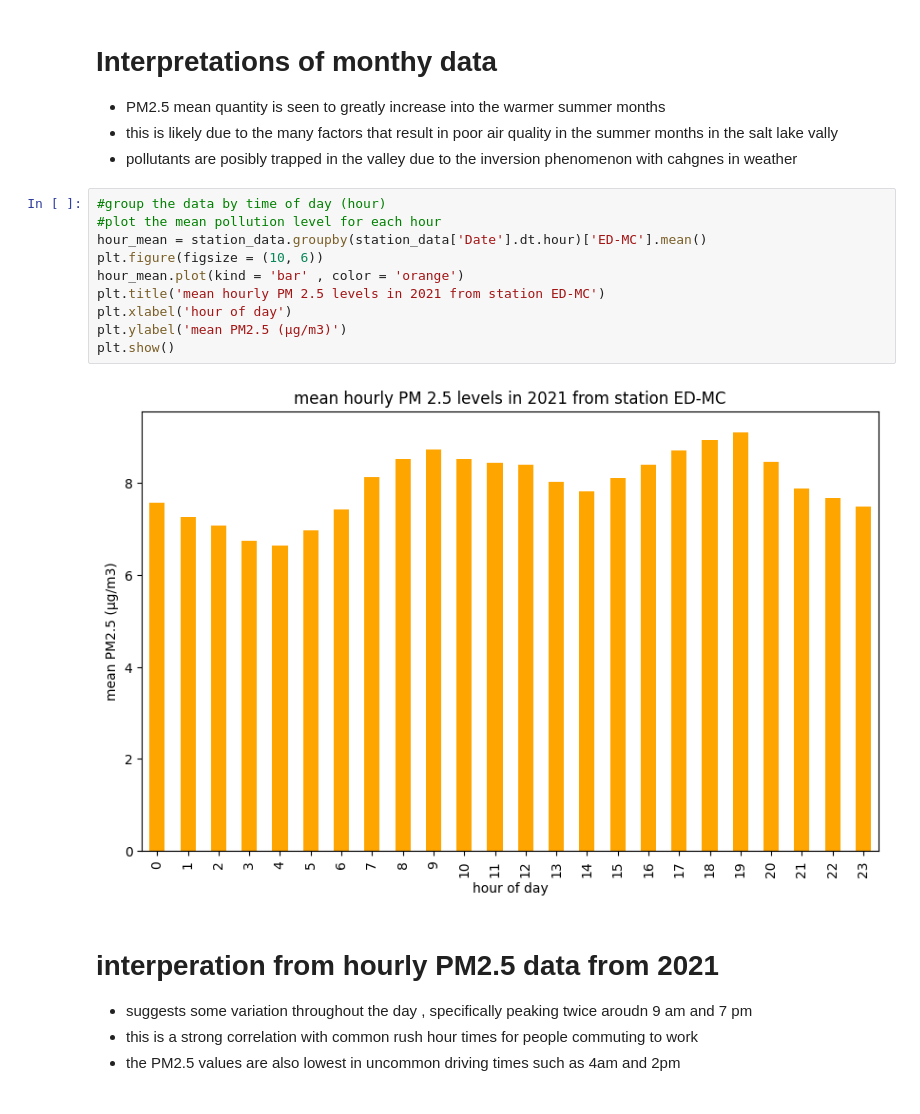
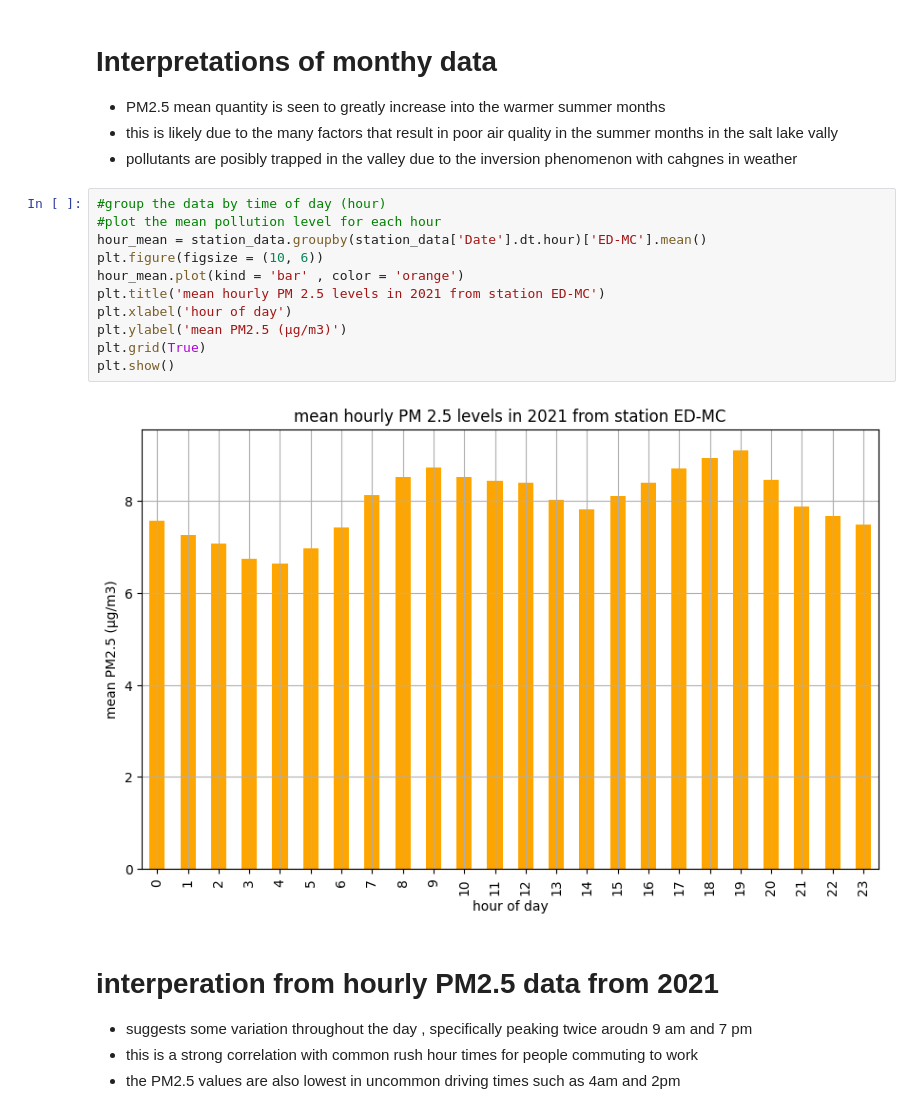
Before and after one commit to prattaiden/MSD_2024_AP, a Jupyter notebook: 6017/vscode/HW1.ipynb, the cells around one changed output. Drawn from its saved outputs; the diff is of its cells as text.

```diff
--- a/6017/vscode/HW1.ipynb
+++ b/6017/vscode/HW1.ipynb
@@ -103,15 +103,16 @@ plt.show()
 # %%
 #group the data by time of day (hour)
 #plot the mean pollution level for each hour
 hour_mean = station_data.groupby(station_data['Date'].dt.hour)['ED-MC'].mean()
 plt.figure(figsize = (10, 6))
 hour_mean.plot(kind = 'bar' , color = 'orange')
 plt.title('mean hourly PM 2.5 levels in 2021 from station ED-MC')
 plt.xlabel('hour of day')
 plt.ylabel('mean PM2.5 (µg/m3)')
+plt.grid(True)
 plt.show()
 # %% [output]
-[figure, old version]
+[figure, new version]
 # %% [markdown]
 # interperation from hourly PM2.5 data from 2021
 - suggests some variation throughout the day , specifically peaking twice aroudn 9 am and 7 pm
```
Also changed, not shown: parts of 4 cells of this notebook, 2 other files.
